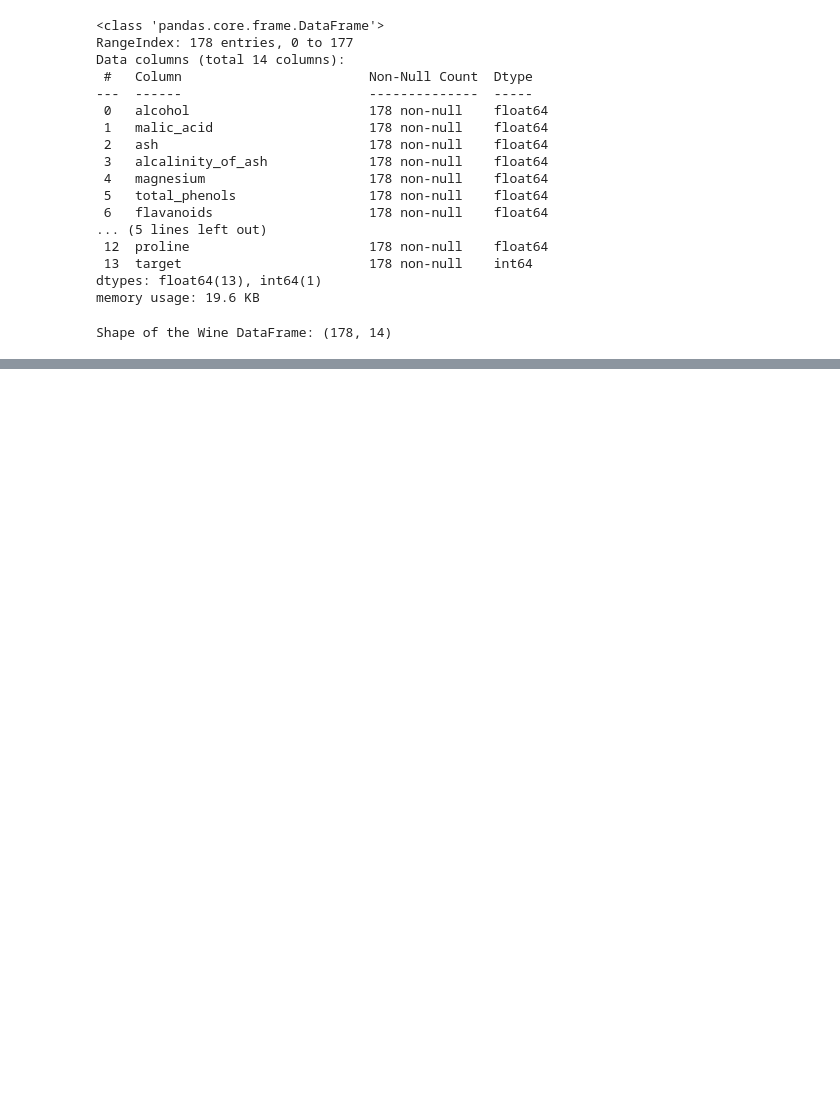
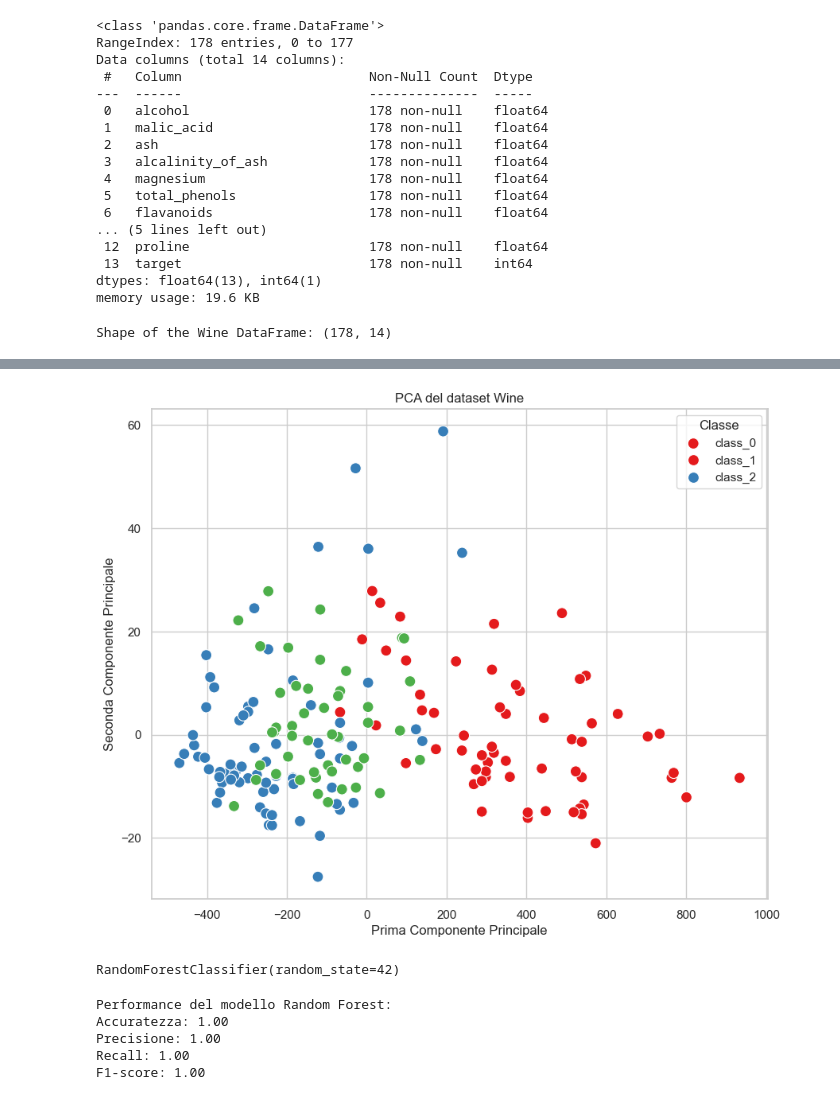
Before and after one commit to PierfrancescoChiucchiolo/Corso-Python, a Jupyter notebook: Lezione 21/L21-E3 ML Wine 2.ipynb, the cells around one changed output, grey strips where cells are left out. Drawn from its saved outputs; the diff is of its cells as text; code cells hidden in the pictures; blank space fills up the shorter version.

```diff
--- a/Lezione 21/L21-E3 ML Wine 2.ipynb
+++ b/Lezione 21/L21-E3 ML Wine 2.ipynb
@@ -118,0 +187,19 @@ sns.barplot(x = wine_df.index, y = "alcohol", data = wine_df)
+# %%
+# Applica PCA per ridurre a 2 componenti principali
+pca = PCA(n_components=2)
+X_pca = pca.fit_transform(X)
+# %%
+# Crea un DataFrame per le componenti principali
+df_pca = pd.DataFrame(data = X_pca, columns = ['PC1', 'PC2'])
+df_pca['target'] = y
+# %%
+# Grafico scatter delle componenti principali
+plt.figure(figsize=(10,8))
+sns.scatterplot(data=df_pca, x='PC1', y='PC2', hue='target', palette='Set1', s=100)
+plt.title('PCA del dataset Wine')
+plt.xlabel('Prima Componente Principale')
+plt.ylabel('Seconda Componente Principale')
+plt.legend(title='Classe', labels=target_names)
+plt.show()
+# %% [output]
+[figure, added]
@@ -118,0 +209,6 @@ sns.barplot(x = wine_df.index, y = "alcohol", data = wine_df)
+# %%
+# Inizializza il modello RandomForestClassifier
+clf = RandomForestClassifier(random_state=42)
+clf.fit(X_train, y_train)
+# %% [output]
+RandomForestClassifier(random_state=42)
@@ -118,0 +218,18 @@ sns.barplot(x = wine_df.index, y = "alcohol", data = wine_df)
+# %%
+# Calcola le metriche di performance
+accuracy = accuracy_score(y_test, y_pred)
+precision = precision_score(y_test, y_pred, average='weighted')  # 'weighted' per problemi multiclasse
+recall = recall_score(y_test, y_pred, average='weighted')
+f1 = f1_score(y_test, y_pred, average='weighted')
+
+print("\nPerformance del modello Random Forest:")
+print(f"Accuratezza: {accuracy:.2f}")
+print(f"Precisione: {precision:.2f}")
+print(f"Recall: {recall:.2f}")
+print(f"F1-score: {f1:.2f}")
+# %% [output]
+Performance del modello Random Forest:
+Accuratezza: 1.00
+Precisione: 1.00
+Recall: 1.00
+F1-score: 1.00
```
Also changed, not shown: parts of 14 cells of this notebook.
